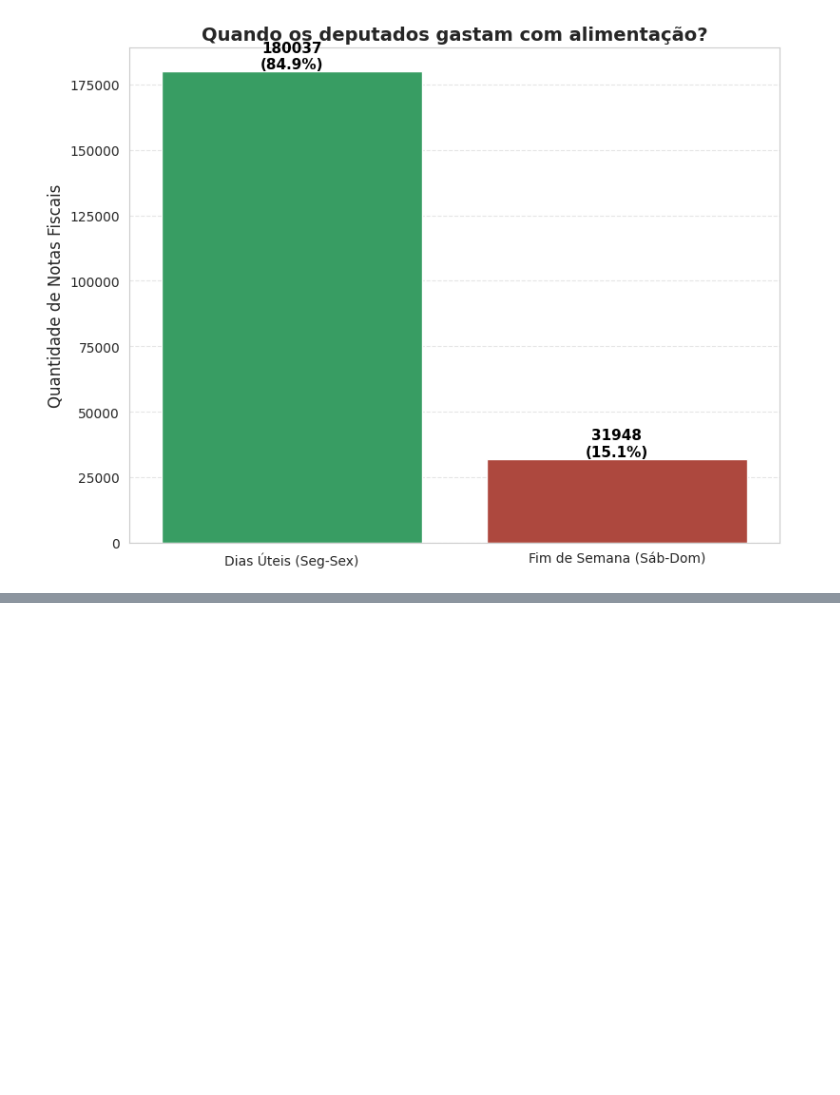
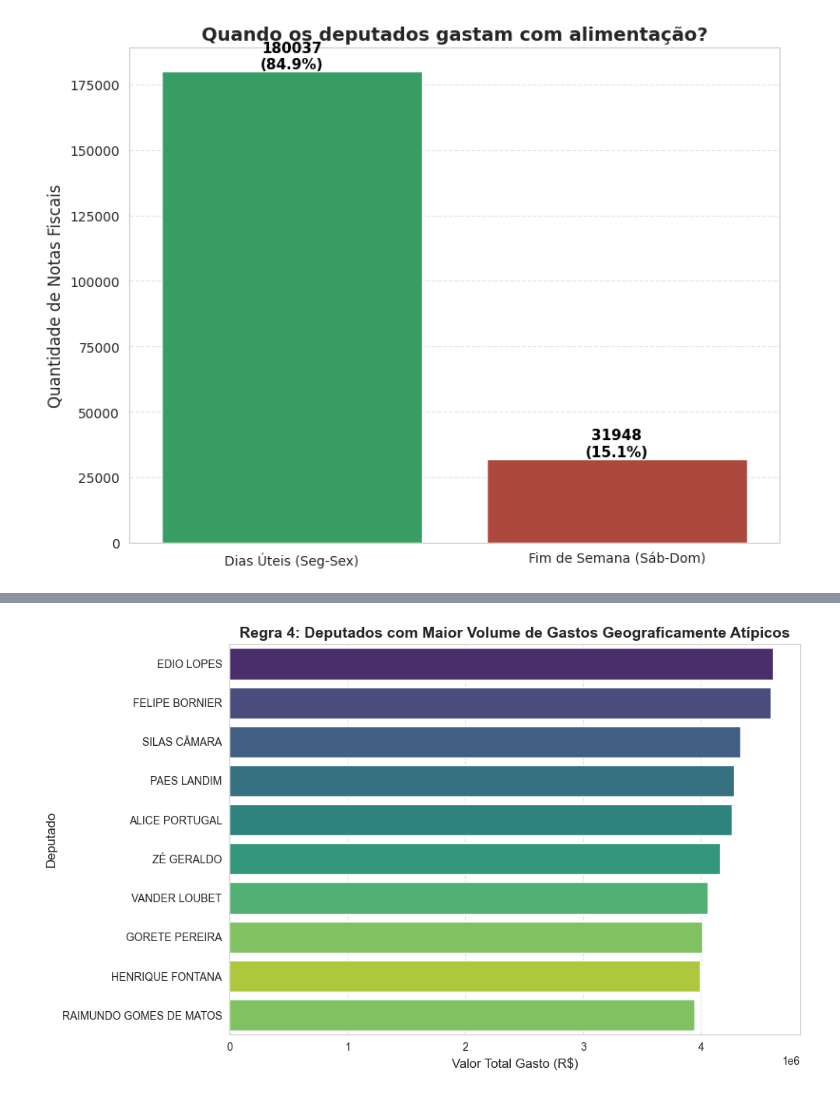
Before and after one commit to zlimaz/ceap-data-warehouse, a Jupyter notebook: data layer/silver/analytcs.ipynb, the cells around one changed output, grey strips where cells are left out. Cells and saved outputs as stored; diff of their text form; code cells hidden in the pictures; blank space fills up the shorter version.

Commit message:
feat(analytics): add Regra 4 - anomalia geográfica (viajante misterioso)

```diff
--- a/data layer/silver/analytcs.ipynb
+++ b/data layer/silver/analytcs.ipynb
@@ -520,0 +572,37 @@ plt.show()
+# %%
+# Regra de Negócio 4 — Visualização (Top 10 Gastos Atípicos)
+
+import matplotlib.pyplot as plt
+import seaborn as sns
+
+# Selecionar Top 10 por valor total gasto
+df_plot_geo = (
+    df_regra4
+    .sort_values(by='valor_total', ascending=False)
+    .head(10)
+)
+
+plt.figure(figsize=(10, 6))
+
+sns.barplot(
+    data=df_plot_geo,
+    x='valor_total',
+    y='deputy_name',
+    hue='state_code',
+    legend=False,
+    palette='viridis'
+)
+
+plt.title(
+    'Regra 4: Deputados com Maior Volume de Gastos Geograficamente Atípicos',
+    fontsize=14,
+    fontweight='bold'
+)
+plt.xlabel('Valor Total Gasto (R$)', fontsize=12)
+plt.ylabel('Deputado', fontsize=12)
+
+plt.grid(axis='x', linestyle='--', alpha=0.6)
+plt.tight_layout()
+plt.show()
+# %% [output]
+[figure, added]
```
Also changed, not shown: parts of 6 cells of this notebook.
